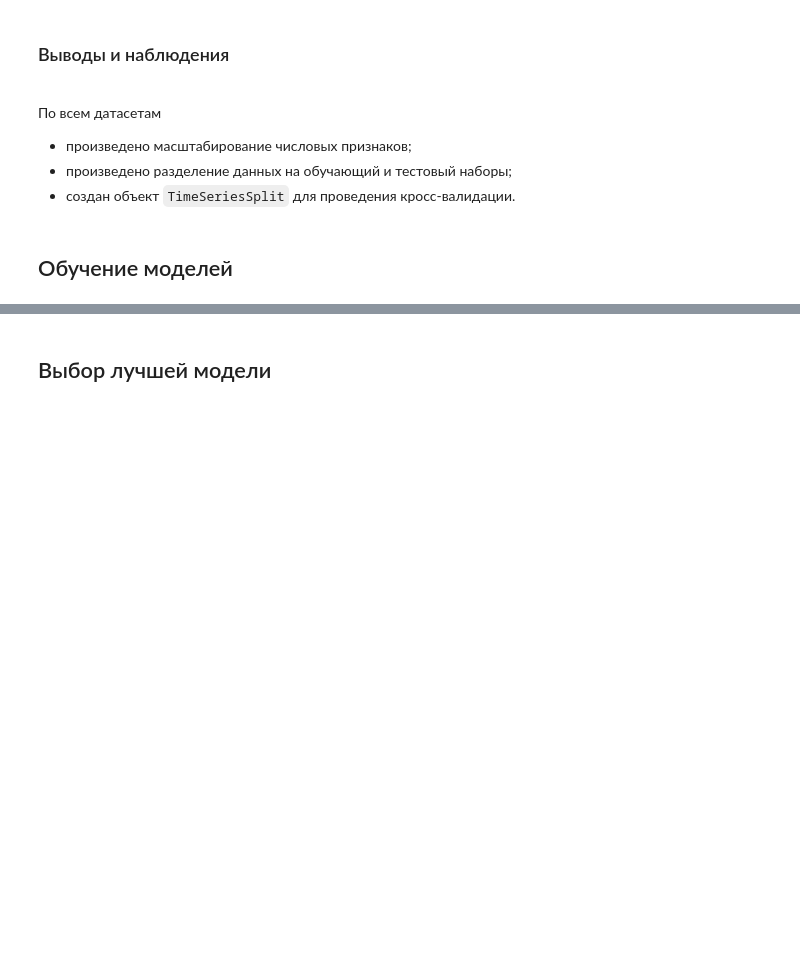
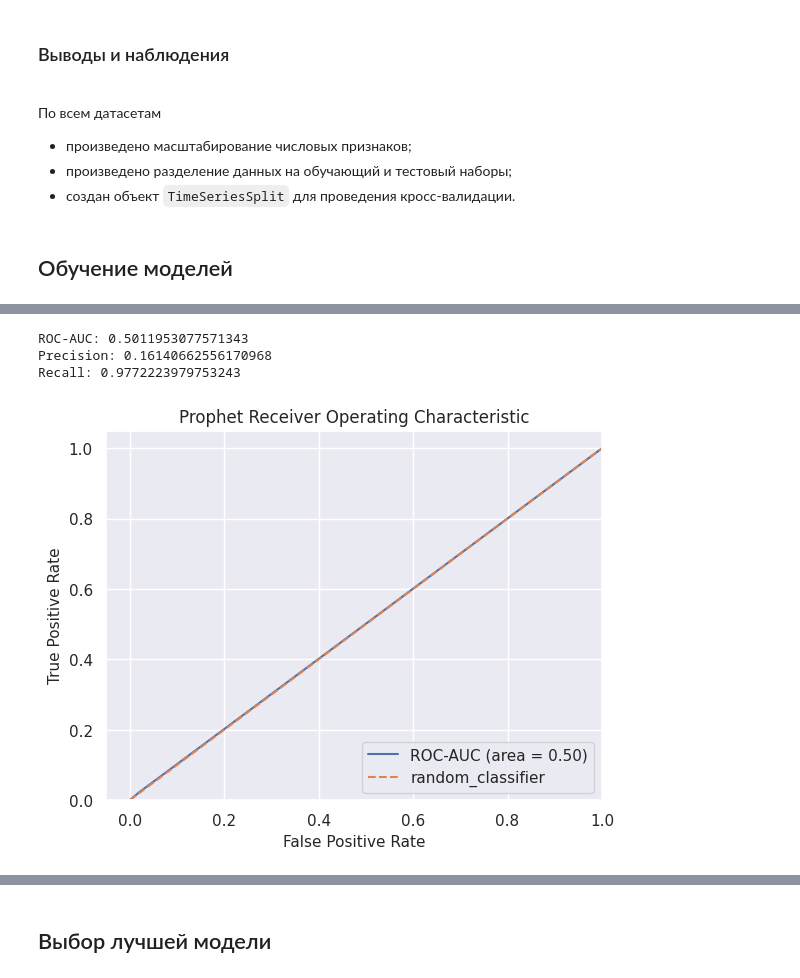
Before and after one commit to denis-42ds/repeat_purchase_forecast, a Jupyter notebook: ecom_forecast.ipynb, the cells around one changed output, grey strips where cells are left out. Drawn from its saved outputs; the diff is of its cells as text; code cells hidden in the pictures; blank space fills up the shorter version.

```diff
--- a/ecom_forecast.ipynb
+++ b/ecom_forecast.ipynb
@@ -717,0 +614,9 @@ recall_baseline, precision_baseline, roc_auc_baseline, baseline = (
+# %%
+recall_prophet_mp, precision_prophet_mp, roc_auc_prophet_mp, model_prophet_mp = (
+    explorer_marketplace.modeling_pipeline(model_name='Prophet',
+                                           X_train=X_train_mp,
+                                           y_train=y_train_mp,
+                                           tscv=tscv_mp,
+                                           periods=X_train_mp.shape[0])
+)
+# %% [output]
@@ -717,0 +625,4 @@ recall_baseline, precision_baseline, roc_auc_baseline, baseline = (
+ROC-AUC: 0.5011953077571343
+Precision: 0.16140662556170968
+Recall: 0.9772223979753243
+[figure, added]
```
Also changed, not shown: parts of 45 cells of this notebook, 8 other files.
